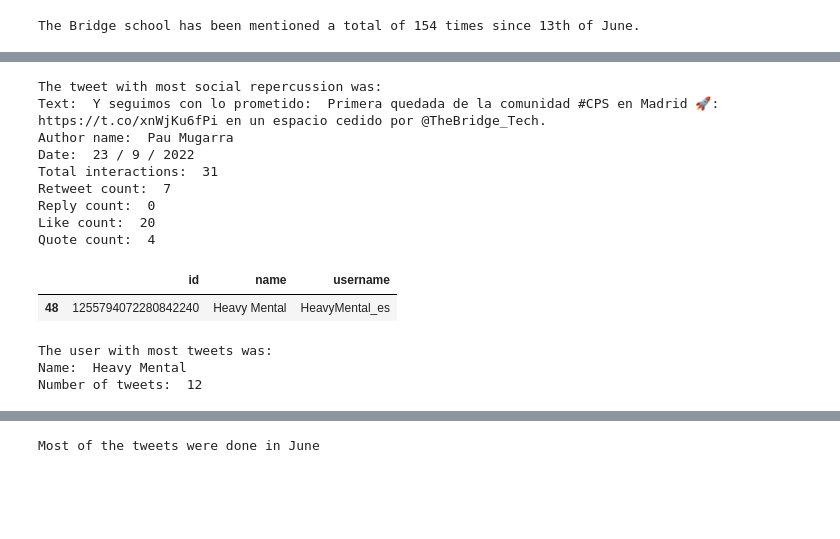
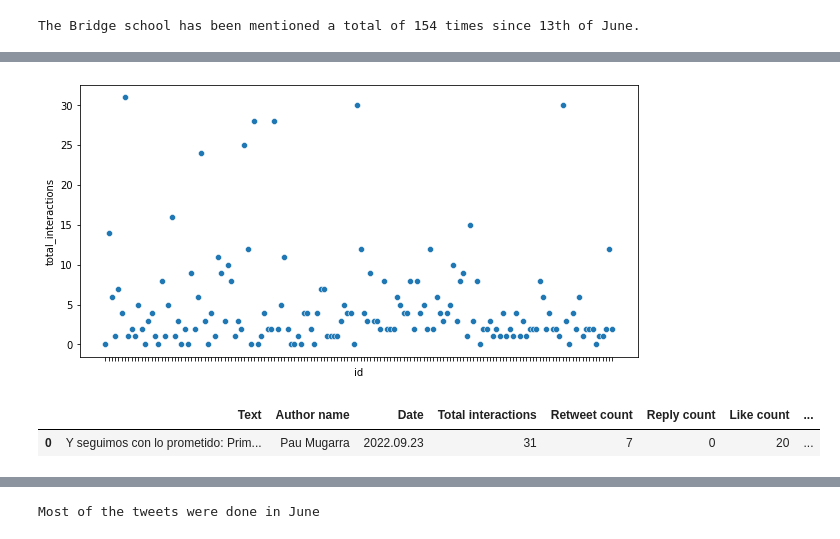
Before and after one commit to laurabarredaagusti/takehome, a Jupyter notebook: notebooks/eda.ipynb, the cells around one changed output, grey strips where cells are left out. Drawn from its saved outputs; the diff is of its cells as text; code cells hidden in the pictures; blank space fills up the shorter version.

```diff
--- a/notebooks/eda.ipynb
+++ b/notebooks/eda.ipynb
@@ -60,11 +65,6 @@ Data columns (total 3 columns):
  2   username  82 non-null     object
 dtypes: object(3)
 memory usage: 2.0+ KB
-# %%
-df_tweets['year'] = df_tweets['created_at'].dt.year
-df_tweets['month'] = df_tweets['created_at'].dt.month
-df_tweets['day'] = df_tweets['created_at'].dt.day
-df_tweets['time'] = df_tweets['created_at'].dt.time
 # %%
 print('The Bridge school has been mentioned a total of ' + str(len(df_tweets)) + ' times since 13th of June.')
 # %% [output]
@@ -88,19 +74,0 @@ def get_user_name(id):
-# %%
-print('The tweet with most social repercussion was:\nText: ', printed_text('text'),
-      '\nAuthor name: ', get_user_name(printed_text('author_id')),
-      '\nDate: ', printed_text('day'), '/', printed_text('month'), '/', printed_text('year'),
-      '\nTotal interactions: ', printed_text('total_interactions'),
-      '\nRetweet count: ', printed_text('retweet_count'),
-      '\nReply count: ', printed_text('reply_count'),
-      '\nLike count: ', printed_text('like_count'),
-      '\nQuote count: ', printed_text('quote_count'),)
-# %% [output]
-The tweet with most social repercussion was:
-Text:  Y seguimos con lo prometido:  Primera quedada de la comunidad #CPS en Madrid 🚀: https://t.co/xnWjKu6fPi en un espacio cedido por @TheBridge_Tech.
-Author name:  Pau Mugarra
-Date:  23 / 9 / 2022
-Total interactions:  31
-Retweet count:  7
-Reply count:  0
-Like count:  20
-Quote count:  4
@@ -113,13 +75,10 @@ times_user_repeated = df_tweets['author_id'].value_counts()[most_repeated_user]
-# %%
-# Row which contains author information
-df_users[df_users['id'] == most_repeated_user]
-# %% [output]
-|  | id | name | username |
-| 48 | 1255794072280842240 | Heavy Mental | HeavyMental_es |
-# %%
-print('The user with most tweets was:\nName: ', get_user_name(most_repeated_user),
-      '\nNumber of tweets: ', times_user_repeated)
-# %% [output]
-The user with most tweets was:
-Name:  Heavy Mental
-Number of tweets:  12
+# %%
+def scatterplot(x, y, df):
+    plt.figure(figsize=(10,5))
+    plot = sns.scatterplot(x=x,y=y,data=df);
+    plot.set(xticklabels=[])
+    plt.show()
+
+scatterplot('id', 'total_interactions', df_tweets)
+# %% [output]
+[figure, added]
@@ -125,0 +118,9 @@ Number of tweets:  12
+# %%
+df_max_interaction = df_tweets[df_tweets['total_interactions']==df_tweets['total_interactions'].max()]
+
+max_interactions_tweet = get_df(df_users, df_max_interaction)
+
+max_interactions_tweet
+# %% [output]
+|  | Text | Author name | Date | Total interactions | Retweet count | Reply count | Like count | ... |
+| 0 | Y seguimos con lo prometido: Prim... | Pau Mugarra | 2022.09.23 | 31 | 7 | 0 | 20 | ... |
```
Also changed, not shown: parts of 36 cells of this notebook, 2 other files.
